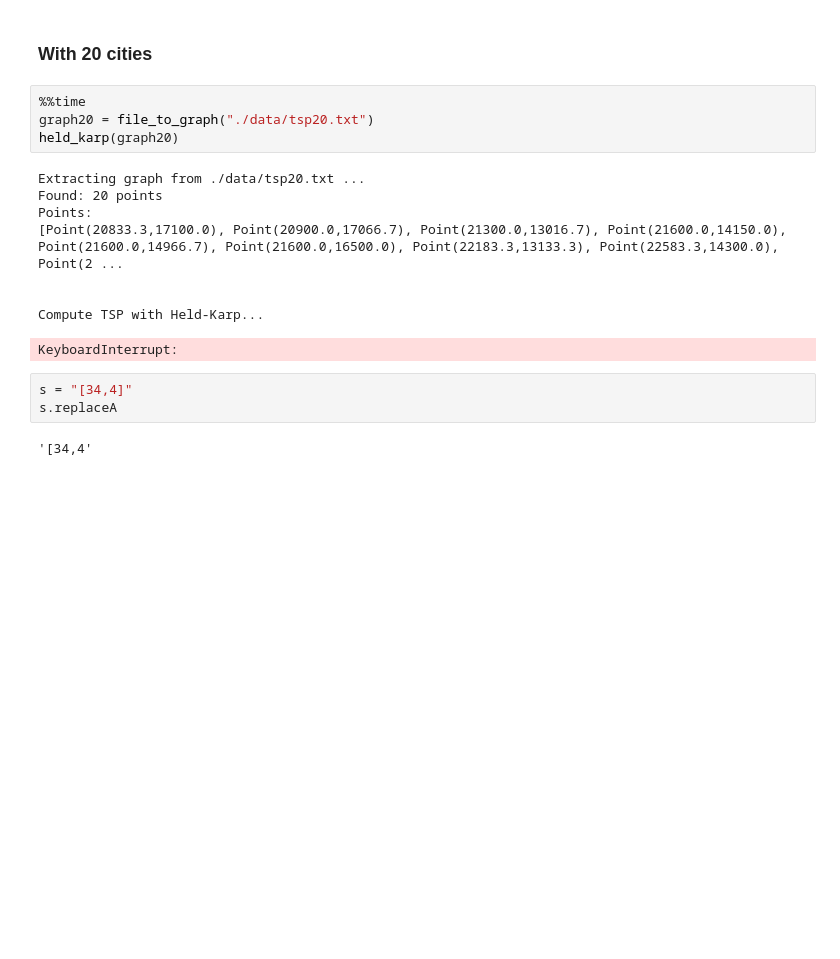
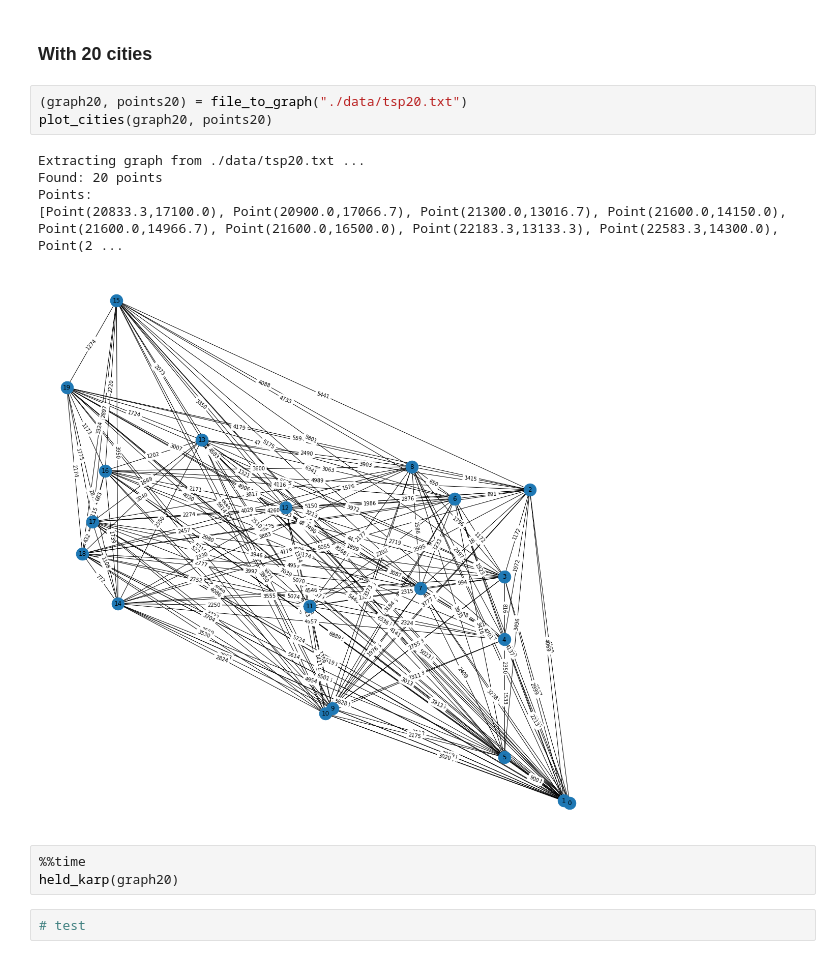
Before and after one commit to LudovicSterlin/held-karp, a Jupyter notebook: held-karp.ipynb, the cells around one changed output. Cells and saved outputs as stored; diff of their text form; blank space fills up the shorter version.

```diff
--- a/held-karp.ipynb
+++ b/held-karp.ipynb
@@ -203,20 +244,16 @@ Wall time: 9.41 s
 # %% [markdown]
 ### With 20 cities
 # %%
-%%time
-graph20 = file_to_graph("./data/tsp20.txt")
-held_karp(graph20)
+(graph20, points20) = file_to_graph("./data/tsp20.txt")
+plot_cities(graph20, points20)
 # %% [output]
 Extracting graph from ./data/tsp20.txt ...
 Found: 20 points
 Points:
 [Point(20833.3,17100.0), Point(20900.0,17066.7), Point(21300.0,13016.7), Point(21600.0,14150.0), Point(21600.0,14966.7), Point(21600.0,16500.0), Point(22183.3,13133.3), Point(22583.3,14300.0), Point(2 ...
-
-
-Compute TSP with Held-Karp...
-KeyboardInterrupt:
+[figure, added]
-# %%
-s = "[34,4]"
-s.replaceA
-# %% [output]
-'[34,4'
+# %%
+%%time
+held_karp(graph20)
+# %%
+# test
```
Also changed, not shown: parts of 12 cells of this notebook, 1 other file.
